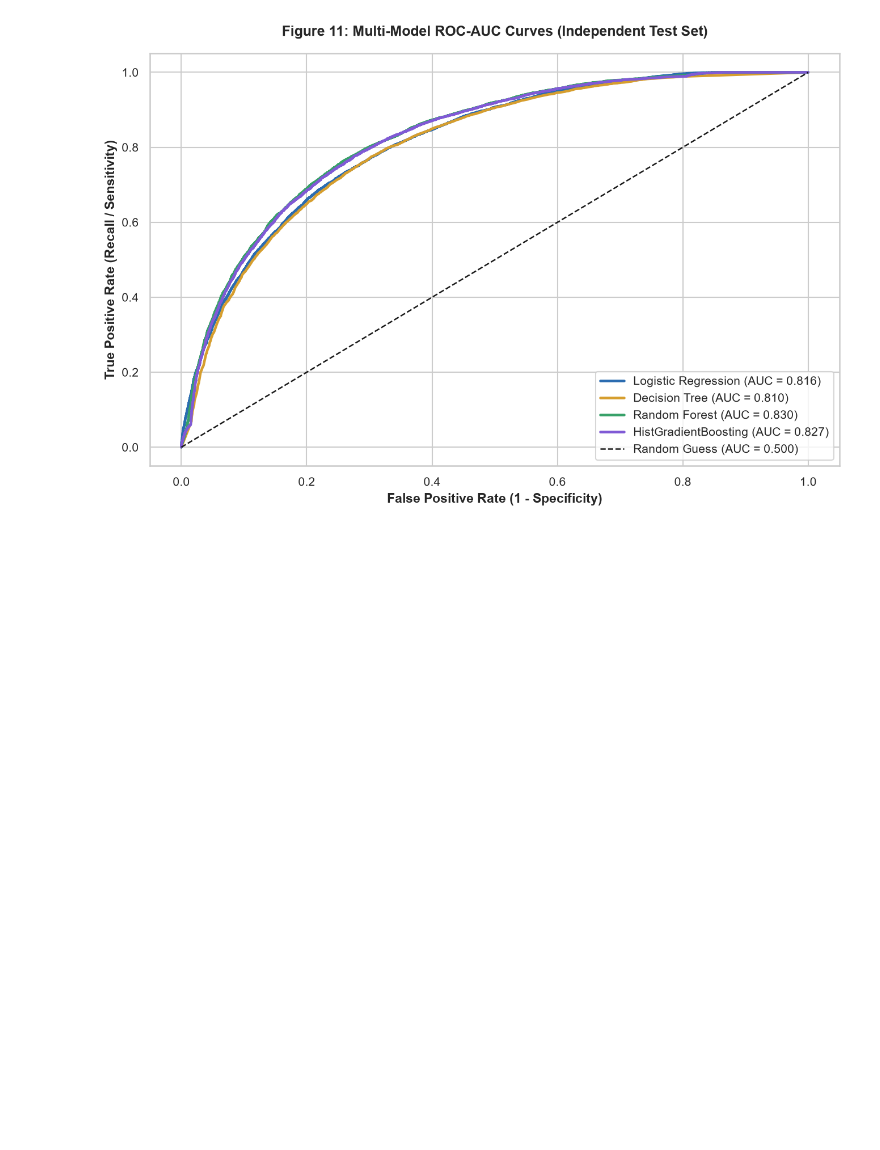
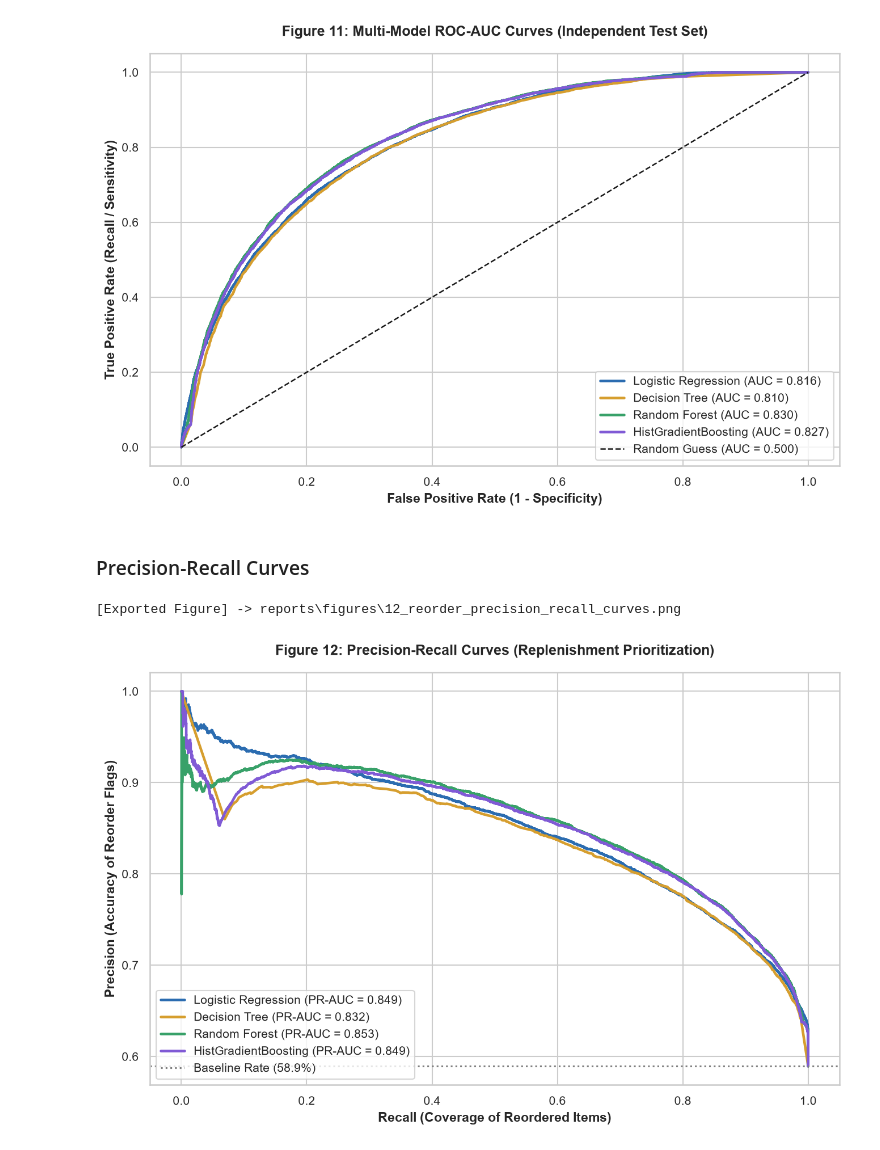
Before and after one commit to Chathuka-Pehesara/supermarket-basket-reorder-analytics, a Jupyter notebook: notebooks/04_stakeholder_validation.ipynb, the cells around one changed output. Cells and saved outputs as stored; diff of their text form; code cells hidden in the pictures; blank space fills up the shorter version.

Commit message:
Precision-Recall Curves

```diff
--- a/notebooks/04_stakeholder_validation.ipynb
+++ b/notebooks/04_stakeholder_validation.ipynb
@@ -214,3 +214,27 @@ plt.show()
 # %% [output]
 [Exported Figure] -> reports\figures\11_reorder_roc_curves.png
 [figure]
+# %% [markdown]
+### Precision-Recall Curves
+# %%
+fig, ax = plt.subplots(figsize=(9, 6))
+
+for name in models.keys():
+    proba = predictions_dict[name]["proba"]
+    prec, rec, _ = precision_recall_curve(y_test, proba)
+    pr_auc = average_precision_score(y_test, proba)
+    ax.plot(rec, prec, label=f"{name} (PR-AUC = {pr_auc:.3f})", color=colors[name], linewidth=2.2)
+
+baseline_reorder_rate = y_test.mean()
+ax.axhline(baseline_reorder_rate, color="gray", linestyle=":", label=f"Baseline Rate ({baseline_reorder_rate*100:.1f}%)")
+ax.set_title("Figure 12: Precision-Recall Curves (Replenishment Prioritization)", pad=15)
+ax.set_xlabel("Recall (Coverage of Reordered Items)", fontweight="bold")
+ax.set_ylabel("Precision (Accuracy of Reorder Flags)", fontweight="bold")
+ax.legend(loc="lower left", fontsize=10)
+
+plt.tight_layout()
+save_figure(fig, "12_reorder_precision_recall_curves.png")
+plt.show()
+# %% [output]
+[Exported Figure] -> reports\figures\12_reorder_precision_recall_curves.png
+[figure, added]
```
